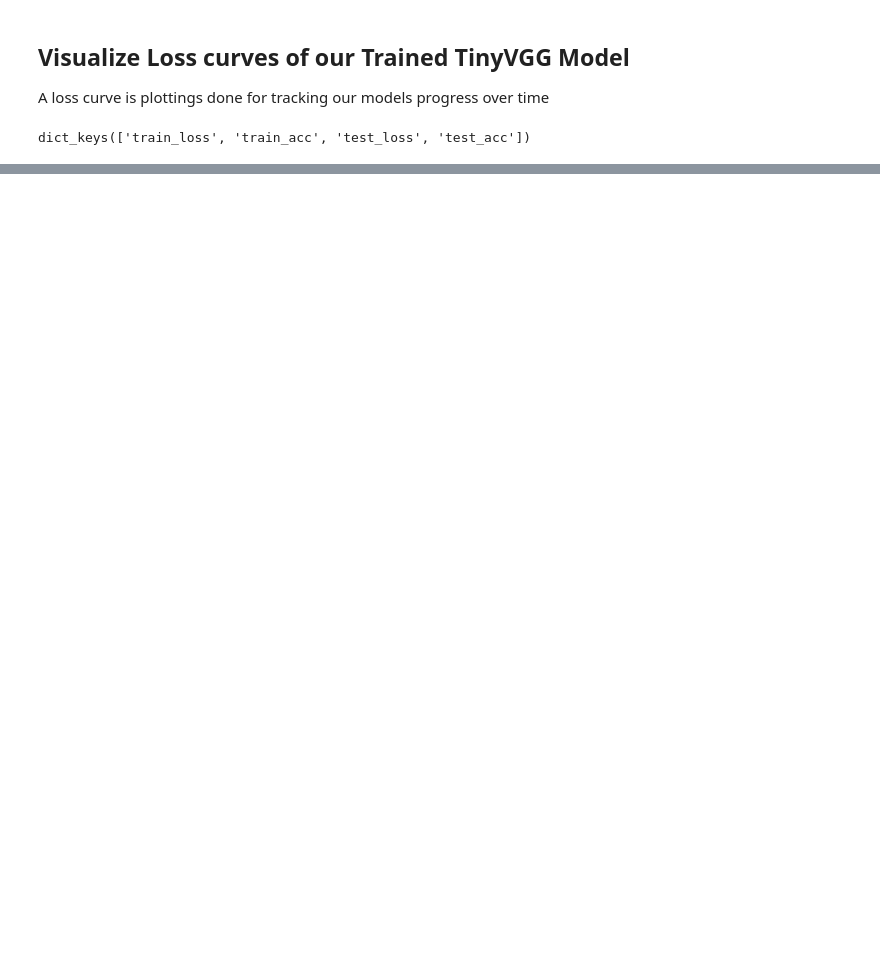
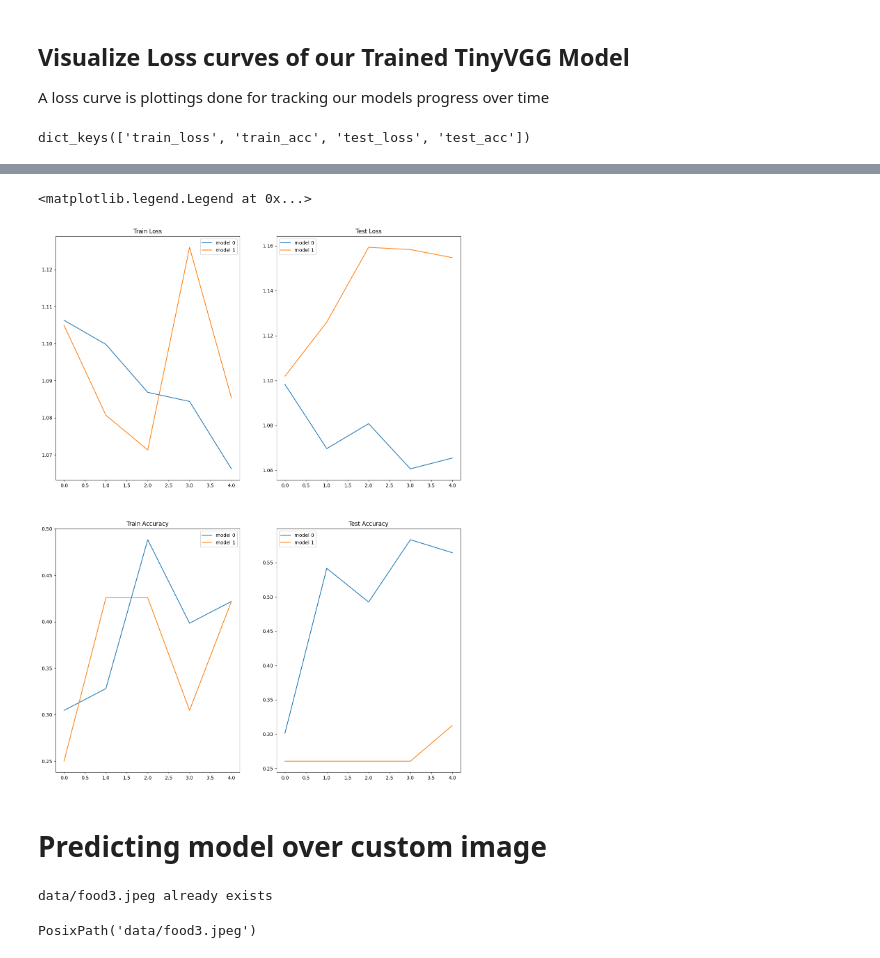
Before and after one commit to 94Akriti/DL-ML-USING-PYTORCH, a Jupyter notebook: Custom_Datasets.ipynb, the cells around one changed output, grey strips where cells are left out. Cells and saved outputs as stored; diff of their text form; code cells hidden in the pictures; blank space fills up the shorter version.

```diff
--- a/Custom_Datasets.ipynb
+++ b/Custom_Datasets.ipynb
@@ -919,0 +930,8 @@ plot_loss_curves(model_0_results)
+# %%
+from torchvision import datasets
+
+train_data_augumented = datasets.ImageFolder(root=train_dir,
+                                             transform=train_transform_trivial)
+
+test_data_augumented = datasets.ImageFolder(root=test_dir,
+                                            transform=test_transform_trivial)
@@ -919,0 +1022,4 @@ plot_loss_curves(model_0_results)
+# %%
+import pandas as pd
+model_0_df = pd.DataFrame(model_0_results)
+model_1_df = pd.DataFrame(model_1_results)
@@ -919,0 +1044,49 @@ plot_loss_curves(model_0_results)
+# %%
+plt.figure(figsize=(15,20))
+
+epochs = range(len(model_0_df))
+
+plt.subplot(2,2,1)
+plt.plot(epochs,model_0_df["train_loss"],label="model 0")
+plt.plot(epochs,model_1_df["train_loss"],label="model 1")
+plt.title("Train Loss")
+plt.legend()
+
+plt.subplot(2,2,2)
+plt.plot(epochs,model_0_df["test_loss"],label="model 0")
+plt.plot(epochs,model_1_df["test_loss"],label="model 1")
+plt.title("Test Loss")
+plt.legend()
+
+plt.subplot(2,2,3)
+plt.plot(epochs,model_0_df["train_acc"],label="model 0")
+plt.plot(epochs,model_1_df["train_acc"],label="model 1")
+plt.title("Train Accuracy")
+plt.legend()
+
+plt.subplot(2,2,4)
+plt.plot(epochs,model_0_df["test_acc"],label="model 0")
+plt.plot(epochs,model_1_df["test_acc"],label="model 1")
+plt.title("Test Accuracy")
+plt.legend()
+# %% [output]
+<matplotlib.legend.Legend at 0x...>
+[figure, added]
+# %% [markdown]
+# Predicting model over custom image
+# %%
+import requests
+custom_image_path = data_path / "food3.jpeg"
+if not custom_image_path.is_file():
+  with open(custom_image_path,"wb") as f:
+    request = requests.get("https://raw.githubusercontent.com/94Akriti/DL-ML-USING-PYTORCH/main/Data/food3.jpeg")
+    print(f"Downloading file to {custom_image_path}.....")
+    f.write(request.content)
+else:
+  print(f"{custom_image_path} already exists")
+# %% [output]
+data/food3.jpeg already exists
+# %%
+custom_image_path
+# %% [output]
+PosixPath('data/food3.jpeg')
```
Also changed, not shown: parts of 43 cells of this notebook.
